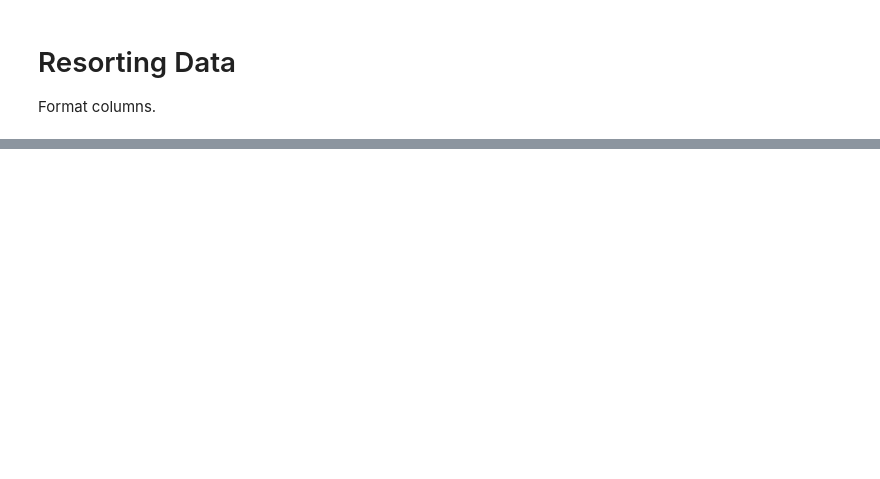
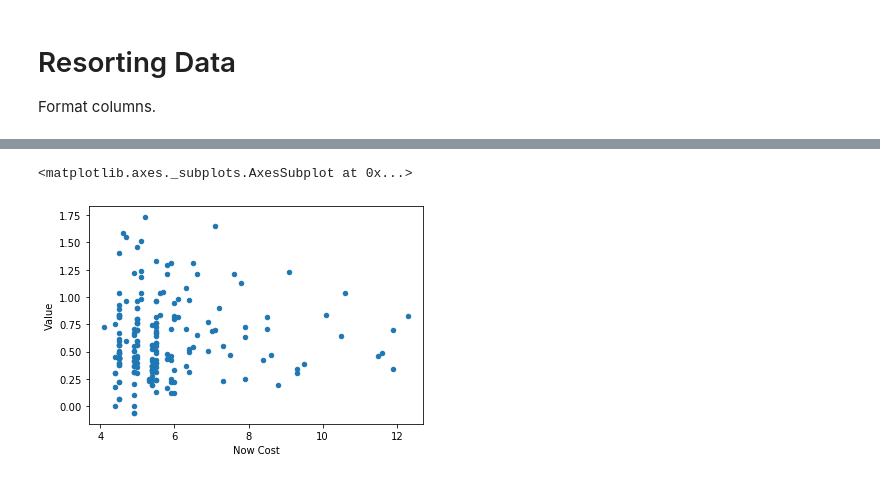
Before and after one commit to nwstevens/fpl, a Jupyter notebook: Retrieving_Data.ipynb, the cells around one changed output, grey strips where cells are left out. Drawn from its saved outputs; the diff is of its cells as text; code cells hidden in the pictures; blank space fills up the shorter version.

```diff
--- a/Retrieving_Data.ipynb
+++ b/Retrieving_Data.ipynb
@@ -77,0 +129,6 @@ df
+# %%
+# Scatterplot
+df.plot(x='Now Cost', y='Value',kind='scatter')
+# %% [output]
+<matplotlib.axes._subplots.AxesSubplot at 0x...>
+[figure, added]
```
Also changed, not shown: parts of 13 cells of this notebook.
